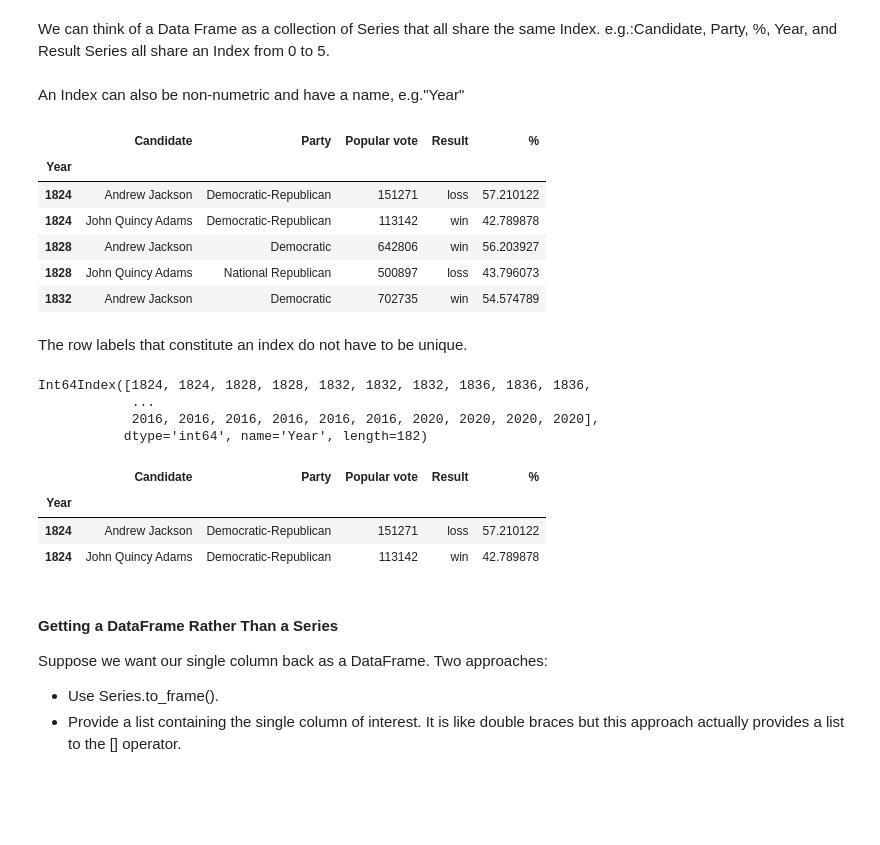
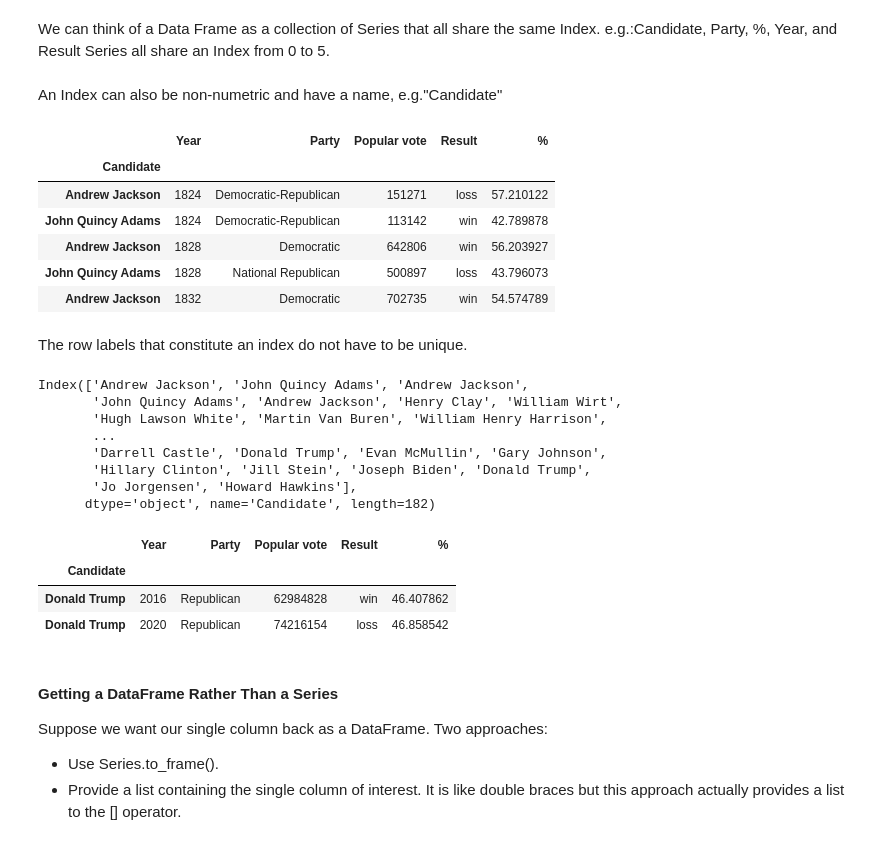
Before and after one commit to alextianyushi/DS-Project, a Jupyter notebook: Panda Basics/pandas-basics.ipynb, the cells around one changed output. Saved outputs shown, nothing was run; the diff lists cells and outputs as text; code cells hidden in the pictures; blank space fills up the shorter version.

```diff
--- a/Panda Basics/pandas-basics.ipynb
+++ b/Panda Basics/pandas-basics.ipynb
@@ -177,34 +198,38 @@ pandas.core.series.Series
 We can think of a Data Frame as a collection of Series that all share the same Index.
 e.g.:Candidate, Party, %, Year, and Result Series all share an Index from  0 to 5.
 # %% [markdown]
-An Index can also be non-numetric and have a name, e.g."Year"
+An Index can also be non-numetric and have a name, e.g."Candidate"
 # %%
-elections_by_year = elections.set_index('Year')
-elections_by_year.head()
+elections_by_candidate = elections.set_index('Candidate')
+elections_by_candidate.head()
 # %% [output]
-|  | Candidate | Party | Popular vote | Result | % |
-| Year |  |  |  |  |  |
-| 1824 | Andrew Jackson | Democratic-Republican | 151271 | loss | 57.210122 |
-| 1824 | John Quincy Adams | Democratic-Republican | 113142 | win | 42.789878 |
-| 1828 | Andrew Jackson | Democratic | 642806 | win | 56.203927 |
-| 1828 | John Quincy Adams | National Republican | 500897 | loss | 43.796073 |
-| 1832 | Andrew Jackson | Democratic | 702735 | win | 54.574789 |
+|  | Year | Party | Popular vote | Result | % |
+| Candidate |  |  |  |  |  |
+| Andrew Jackson | 1824 | Democratic-Republican | 151271 | loss | 57.210122 |
+| John Quincy Adams | 1824 | Democratic-Republican | 113142 | win | 42.789878 |
+| Andrew Jackson | 1828 | Democratic | 642806 | win | 56.203927 |
+| John Quincy Adams | 1828 | National Republican | 500897 | loss | 43.796073 |
+| Andrew Jackson | 1832 | Democratic | 702735 | win | 54.574789 |
 # %% [markdown]
 The row labels that constitute an index do not have to be unique.
 # %%
-elections_by_year.index
+elections_by_candidate.index
 # %% [output]
-Int64Index([1824, 1824, 1828, 1828, 1832, 1832, 1832, 1836, 1836, 1836,
-            ...
-            2016, 2016, 2016, 2016, 2016, 2016, 2020, 2020, 2020, 2020],
-           dtype='int64', name='Year', length=182)
+Index(['Andrew Jackson', 'John Quincy Adams', 'Andrew Jackson',
+       'John Quincy Adams', 'Andrew Jackson', 'Henry Clay', 'William Wirt',
+       'Hugh Lawson White', 'Martin Van Buren', 'William Henry Harrison',
+       ...
+       'Darrell Castle', 'Donald Trump', 'Evan McMullin', 'Gary Johnson',
+       'Hillary Clinton', 'Jill Stein', 'Joseph Biden', 'Donald Trump',
+       'Jo Jorgensen', 'Howard Hawkins'],
+      dtype='object', name='Candidate', length=182)
 # %%
-elections_by_year.loc[[1824],]
+elections_by_candidate.loc[['Donald Trump'],]
 # %% [output]
-|  | Candidate | Party | Popular vote | Result | % |
-| Year |  |  |  |  |  |
-| 1824 | Andrew Jackson | Democratic-Republican | 151271 | loss | 57.210122 |
-| 1824 | John Quincy Adams | Democratic-Republican | 113142 | win | 42.789878 |
+|  | Year | Party | Popular vote | Result | % |
+| Candidate |  |  |  |  |  |
+| Donald Trump | 2016 | Republican | 62984828 | win | 46.407862 |
+| Donald Trump | 2020 | Republican | 74216154 | loss | 46.858542 |
 # %% [markdown]
 #### Getting a DataFrame Rather Than a Series
 Suppose we want our single column back as a DataFrame. Two approaches:
```
Also changed, not shown: parts of 8 cells of this notebook, 1 other file.
